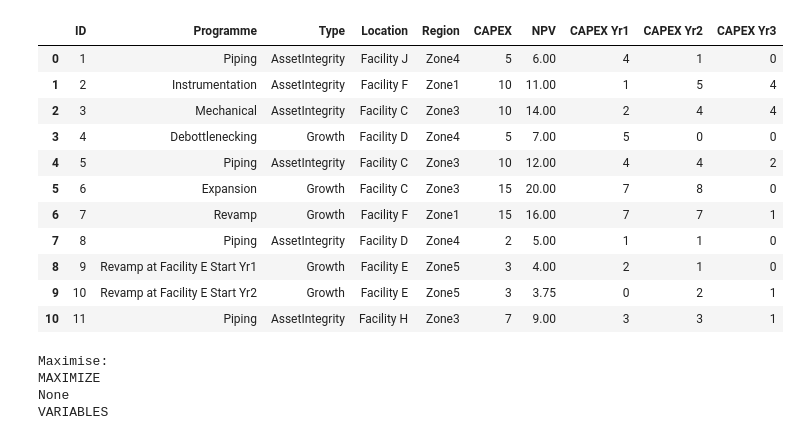
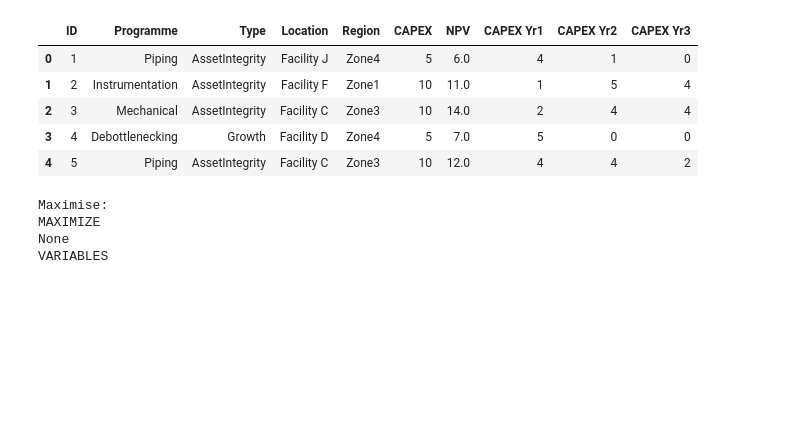
Before and after one commit to Rachita-G/Python_Practice, a Jupyter notebook: Packages/PuLP_Linear_Programming.ipynb, the cells around one changed output. Saved outputs shown, nothing was run; the diff lists cells and outputs as text; code cells hidden in the pictures; blank space fills up the shorter version.

```diff
--- a/Packages/PuLP_Linear_Programming.ipynb
+++ b/Packages/PuLP_Linear_Programming.ipynb
@@ -11,22 +5,15 @@ Successfully installed pulp-2.6.0
 # %%
 import pandas as pd
 url = "https://raw.githubusercontent.com/ZhijingEu/Optimizing_Capital_Budgeting_With_ILP_Methods/master/Scenario3_InputData.csv"
 data = pd.read_csv(url)
+data.head()
+# %% [output]
+|  | ID | Programme | Type | Location | Region | CAPEX | NPV | CAPEX Yr1 | CAPEX Yr2 | CAPEX Yr3 |
+| 0 | 1 | Piping | AssetIntegrity | Facility J | Zone4 | 5 | 6.0 | 4 | 1 | 0 |
+| 1 | 2 | Instrumentation | AssetIntegrity | Facility F | Zone1 | 10 | 11.0 | 1 | 5 | 4 |
+| 2 | 3 | Mechanical | AssetIntegrity | Facility C | Zone3 | 10 | 14.0 | 2 | 4 | 4 |
+| 3 | 4 | Debottlenecking | Growth | Facility D | Zone4 | 5 | 7.0 | 5 | 0 | 0 |
+| 4 | 5 | Piping | AssetIntegrity | Facility C | Zone3 | 10 | 12.0 | 4 | 4 | 2 |
-# %%
-data
-# %% [output]
-|  | ID | Programme | Type | Location | Region | CAPEX | NPV | CAPEX Yr1 | CAPEX Yr2 | CAPEX Yr3 |
-| 0 | 1 | Piping | AssetIntegrity | Facility J | Zone4 | 5 | 6.00 | 4 | 1 | 0 |
-| 1 | 2 | Instrumentation | AssetIntegrity | Facility F | Zone1 | 10 | 11.00 | 1 | 5 | 4 |
-| 2 | 3 | Mechanical | AssetIntegrity | Facility C | Zone3 | 10 | 14.00 | 2 | 4 | 4 |
-| 3 | 4 | Debottlenecking | Growth | Facility D | Zone4 | 5 | 7.00 | 5 | 0 | 0 |
-| 4 | 5 | Piping | AssetIntegrity | Facility C | Zone3 | 10 | 12.00 | 4 | 4 | 2 |
-| 5 | 6 | Expansion | Growth | Facility C | Zone3 | 15 | 20.00 | 7 | 8 | 0 |
-| 6 | 7 | Revamp | Growth | Facility F | Zone1 | 15 | 16.00 | 7 | 7 | 1 |
-| 7 | 8 | Piping | AssetIntegrity | Facility D | Zone4 | 2 | 5.00 | 1 | 1 | 0 |
-| 8 | 9 | Revamp at Facility E Start Yr1 | Growth | Facility E | Zone5 | 3 | 4.00 | 2 | 1 | 0 |
-| 9 | 10 | Revamp at Facility E Start Yr2 | Growth | Facility E | Zone5 | 3 | 3.75 | 0 | 2 | 1 |
-| 10 | 11 | Piping | AssetIntegrity | Facility H | Zone3 | 7 | 9.00 | 3 | 3 | 1 |
 # %%
 import pulp
 
```
Also changed, not shown: parts of 8 cells of this notebook.
